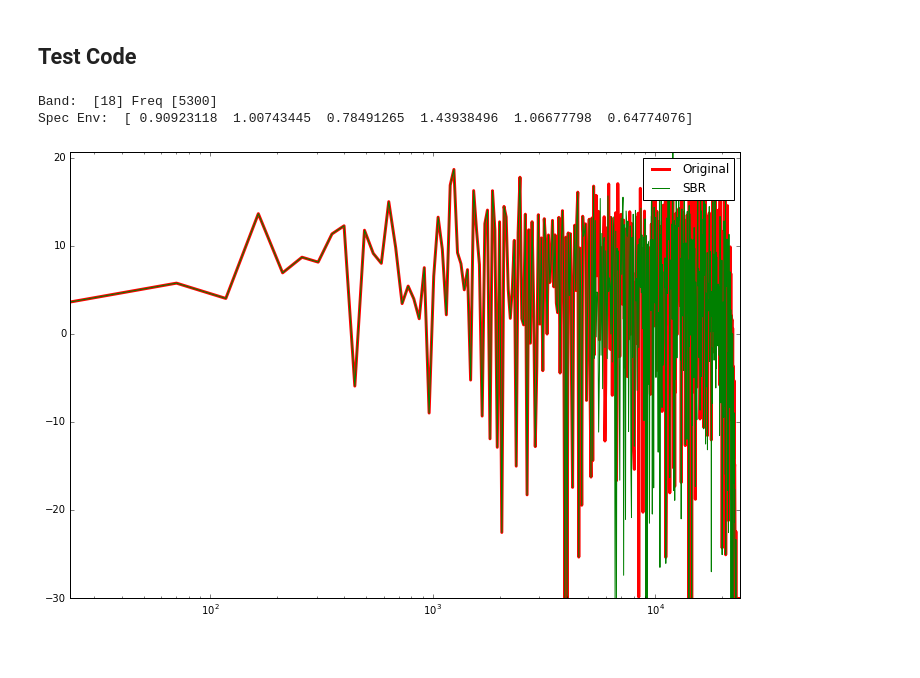
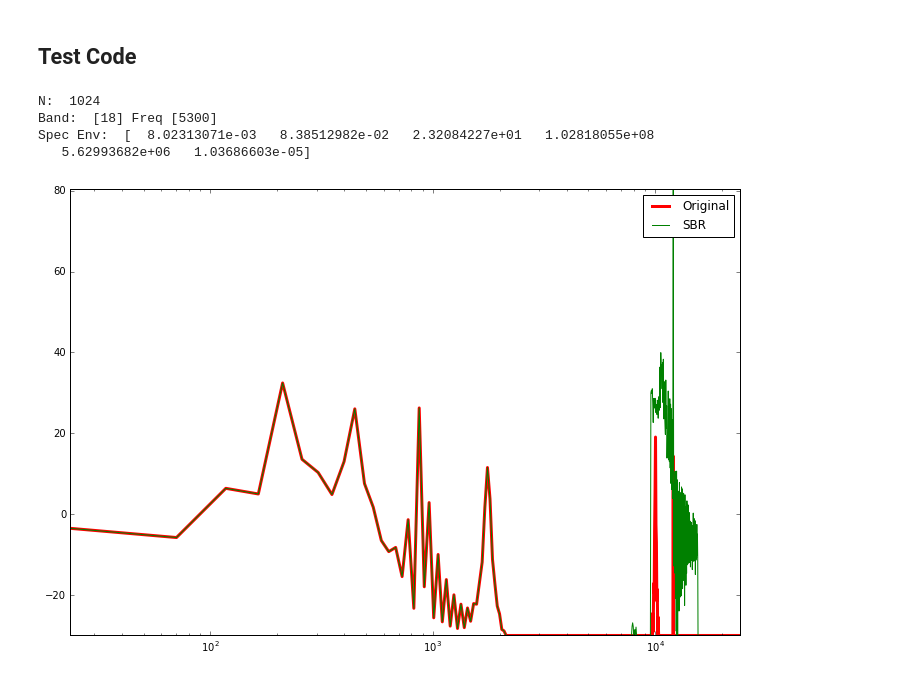
Before and after one commit to nickgang/ccrmac, a Jupyter notebook: baseCoder/SBR.ipynb, the cells around one changed output. Drawn from its saved outputs; the diff is of its cells as text; code cells hidden in the pictures; blank space fills up the shorter version.

Commit message:
Fixing appending of low band all the way to nyquist.

```diff
--- a/baseCoder/SBR.ipynb
+++ b/baseCoder/SBR.ipynb
@@ -17,29 +17,31 @@ def calcSpecEnv(data,cutoff,fs,hfRecType=2):
     # fs:        Sampling rate in Hz
     # hfRecType: 1 for full subband, 2 for altered subband that repeats top half
     N = data.size
+    print 'N: ',N
     freqVec = np.arange(0,fs/2,fs/float(N)) # Vector of FFT bin frequencies
     Xn = np.fft.fft(w.HanningWindow(data),N)
     hannWin = (1/float(N))*np.sum(np.power(w.HanningWindow(np.ones_like(data)),2)) # Get avg pow of hann window
     XnI = (4/(np.power(N,2)*hannWin))*(np.power(np.abs(Xn),2)) # Compute values of FFT intensity
     # Transpose down top half of subband if we're using altered alg
+    cutBin = freqToBinFFT(N,cutoff,fs)
+    subBand = np.array(XnI[0:cutBin],copy=True)
     if hfRecType==2:
-        cutBin = freqToBinFFT(N,cutoff,fs)
         try:
-            XnI[0:int(np.floor(cutBin/2))] = XnI[int(np.floor(cutBin/2)):cutBin]
+            subBand[0:int(np.floor(cutBin/2))] = subBand[int(np.floor(cutBin/2)):cutBin]
         except:
-            XnI[0:int(np.floor(cutBin/2))] = XnI[int(np.floor(cutBin/2)+1):cutBin]
-        subBand = XnI[0:cutBin]
+            subBand[0:int(np.floor(cutBin/2))] = subBand[int(np.floor(cutBin/2)+1):cutBin]
         # Add in additional high frequencies if there are less
         lowSize = int(len(subBand))
         highSize = int(len(XnI[cutBin:]))
         if lowSize<highSize:
             multiples = highSize/lowSize
             diff = highSize%lowSize
+            addition = np.array(subBand,copy=True) # This is the piece to add in each time
             # Add in more copies of low band until sizes are comparable
-            for m in range(multiples):
-                np.append(subBand,subBand)
+            for m in range(multiples-1):
+                subBand  = np.append(subBand,addition)
             if diff!=0:
-                np.append(subBand,np.zeros(diff))
+                subBand = np.append(subBand,np.zeros(diff))
                 subBand[-diff:] = subBand[0:diff]
 
     bandLimits = p.cbFreqLimits # Zwicker critical band upper limits
@@ -51,12 +53,11 @@ def calcSpecEnv(data,cutoff,fs,hfRecType=2):
         bandLines = np.intersect1d(np.argwhere(freqVec>bandLimits[cutBand+i]),\
                                    np.argwhere(freqVec<=bandLimits[cutBand+i+1]))
         highMean = np.mean(XnI[bandLines])
-        subSlice = XnI[i*len(bandLines):(i+1)*len(bandLines)]
+        subSlice = subBand[i*len(bandLines):(i+1)*len(bandLines)]
         subMean = np.mean(subSlice)
         # Spec Env is ratio of avg intensity in each hi-freq critical band to corresponding sub band
         specEnv[i]=highMean/subMean
     specEnv[np.nonzero(np.isnan(specEnv))] = 1 # Get rid of pesky nans
-
     return specEnv
 # %% [markdown]
 ## Decoder Methods
@@ -82,10 +83,10 @@ def HiFreqRec(mdctLines,fs,cutoff,hfRecType=2):
             multiples = highSize/lowSize
             diff = highSize%lowSize
             # Add in more copies of low band until sizes are comparable
-            for m in range(multiples):
+            for m in range(multiples-1):
                 np.append(lowerBand,lowerBand)
             if diff!=0:
-                np.append(lowerBand,np.zeros(diff))
+                subBand = np.append(lowerBand,np.zeros(diff))
                 lowerBand[-diff:] = lowerBand[0:diff]
 
         mdctLines[cutBin+1:cutBin+len(lowerBand)+1] = lowerBand # Do the transposition
@@ -154,46 +155,48 @@ if __name__ == "__main__":
     freqVec = np.arange(0,fs/2,fs/float(N)) # Vector of frequencies for plotting
     freqMDCT = freqVec + (fs/float(2.*N)) # MDCT Lines
 
-#     # Test Signal from previous hw
-#     A = np.array([0.40,0.20,0.20,0.09,0.06,0.05]) # Sinusoidal component amplitudes
-#     F = np.array([440,550,660,880,4400,8800]) # Sinusoidal frequencies
-#     xn = A[0]*np.cos(2*np.pi*F[0]*n) + A[1]*np.cos(2*np.pi*F[1]*n) +\
-#     A[2]*np.cos(2*np.pi*F[2]*n) + A[3]*np.cos(2*np.pi*F[3]*n) + \
-#     A[4]*np.cos(2*np.pi*F[4]*n) + A[5]*np.cos(2*np.pi*F[5]*n)
+    # Test Signal from previous hw
+    A = np.array([0.40,0.20,0.20,0.09,0.06,0.05]) # Sinusoidal component amplitudes
+    F = np.array([220,440,880,10000,12000,1760]) # Sinusoidal frequencies
+    xn = A[0]*np.cos(2*np.pi*F[0]*n) + A[1]*np.cos(2*np.pi*F[1]*n) +\
+    A[2]*np.cos(2*np.pi*F[2]*n) + A[3]*np.cos(2*np.pi*F[3]*n) + \
+    A[4]*np.cos(2*np.pi*F[4]*n) + A[5]*np.cos(2*np.pi*F[5]*n)
 
-#     Noise Signal
-    x = np.random.uniform(-1,1,(N))
-    b,a = signal.butter(5,0.9) # lowpass filter
-    xn = signal.lfilter(b,a,x)
+# #     Noise Signal
+#     x = np.random.uniform(-1,1,(N))
+#     b,a = signal.butter(5,0.9) # lowpass filter
+#     xn = signal.lfilter(b,a,x)
 
 
     Xmdct = m.MDCT(w.SineWindow(xn),N/2,N/2) # Compute FFT of signal
     sineWin = (1/float(N))*np.sum(np.power(w.SineWindow(np.ones_like(xn)),2)) # Get avg pow of hann window
     XmI = (4/(np.power(N,2)*sineWin))*(np.power(np.abs(Xmdct),2)) # Convert values of FFT to intensity
 
     cutoff = 5300
 
     specEnv = calcSpecEnv(xn,cutoff,fs)
 
     copyBins = np.array(XmI,copy=True)
     newBins = HiFreqRec(copyBins,fs,cutoff)
     noiseBins = AddHiFreqs(newBins,fs,cutoff)
     envBins = EnvAdjust(noiseBins,fs,cutoff,specEnv)
 
     plt.figure(1)
     plt.semilogx(freqMDCT,p.SPL(XmI),color='red',lw=3,label="Original")
     plt.hold(True)
     plt.semilogx(freqMDCT,p.SPL(envBins),color='green',lw=1,label="SBR")
     plt.hold(True)
     a = plt.gca()
     a.legend()
     a.axis('tight')
 
     print 'Band: ',freqToBand(cutoff),'Freq',p.cbFreqLimits[freqToBand(cutoff)]
     print 'Spec Env: ',specEnv
 # %% [output]
+N:  1024
 Band:  [18] Freq [5300]
-Spec Env:  [ 0.90923118  1.00743445  0.78491265  1.43938496  1.06677798  0.64774076]
+Spec Env:  [  8.02313071e-03   8.38512982e-02   2.32084227e+01   1.02818055e+08
+   5.62993682e+06   1.03686603e-05]
-[figure, old version]
+[figure, new version]
 # %%
 freqToBand(9000)
```
Also changed, not shown: 2 other files.
